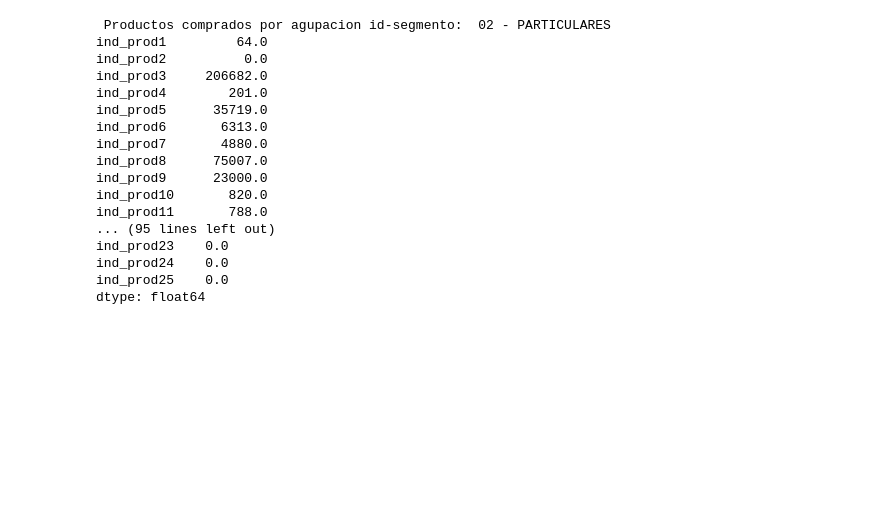
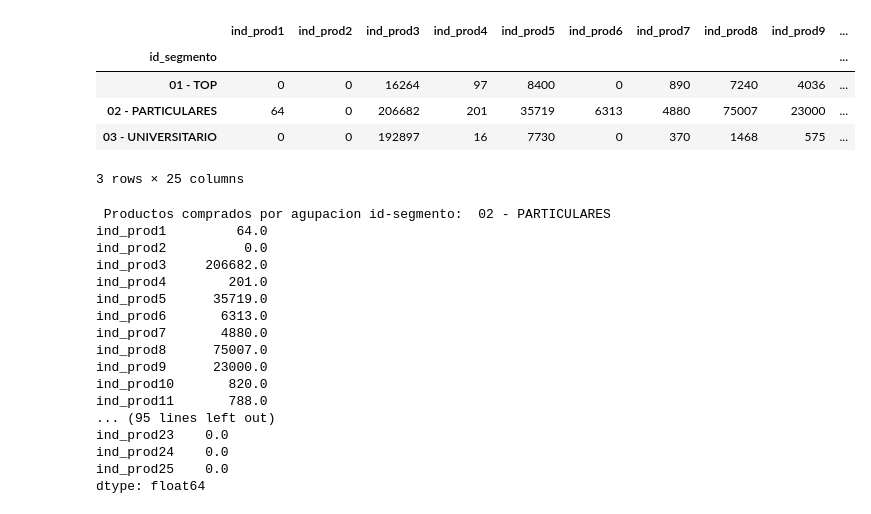
Before and after one commit to mariol-lamas/Machine_learning_proyect, a Jupyter notebook: Src/Eda/eda_2.ipynb, the cells around one changed output. Saved outputs shown, nothing was run; the diff lists cells and outputs as text; code cells hidden in the pictures; blank space fills up the shorter version.

```diff
--- a/Src/Eda/eda_2.ipynb
+++ b/Src/Eda/eda_2.ipynb
@@ -6,6 +6,15 @@ import matplotlib.pyplot as plt
 data=pd.read_csv('../../Data/dataset_para_modelar.csv')
 # %%
 inds=[f'ind_prod{i}' for i in range(1,26)]
+# %%
+data.groupby(by=['id_segmento'])[inds].sum()
+# %% [output]
+|  | ind_prod1 | ind_prod2 | ind_prod3 | ind_prod4 | ind_prod5 | ind_prod6 | ind_prod7 | ind_prod8 | ind_prod9 | ... |
+| id_segmento |  |  |  |  |  |  |  |  |  | ... |
+| 01 - TOP | 0 | 0 | 16264 | 97 | 8400 | 0 | 890 | 7240 | 4036 | ... |
+| 02 - PARTICULARES | 64 | 0 | 206682 | 201 | 35719 | 6313 | 4880 | 75007 | 23000 | ... |
+| 03 - UNIVERSITARIO | 0 | 0 | 192897 | 16 | 7730 | 0 | 370 | 1468 | 575 | ... |
+3 rows × 25 columns
 # %%
 for seg in data['id_segmento'].unique():
     print('\n Productos comprados por agupacion id-segmento: ',seg)
```
Also changed, not shown: parts of 1 cell of this notebook, 2 other files.
